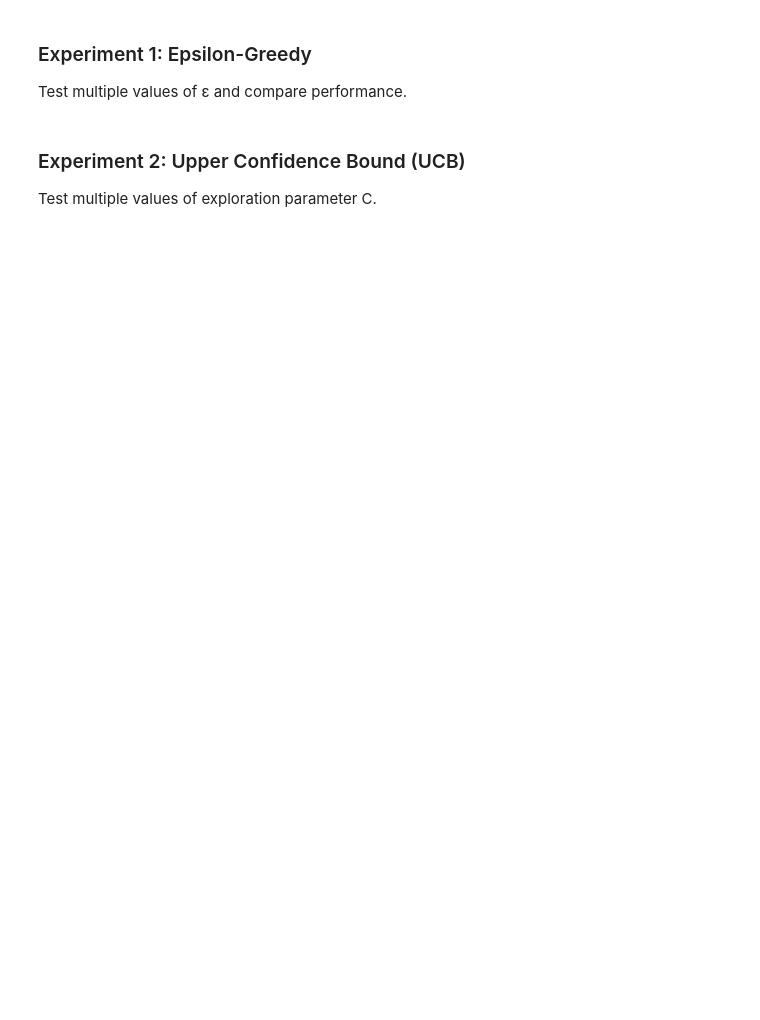
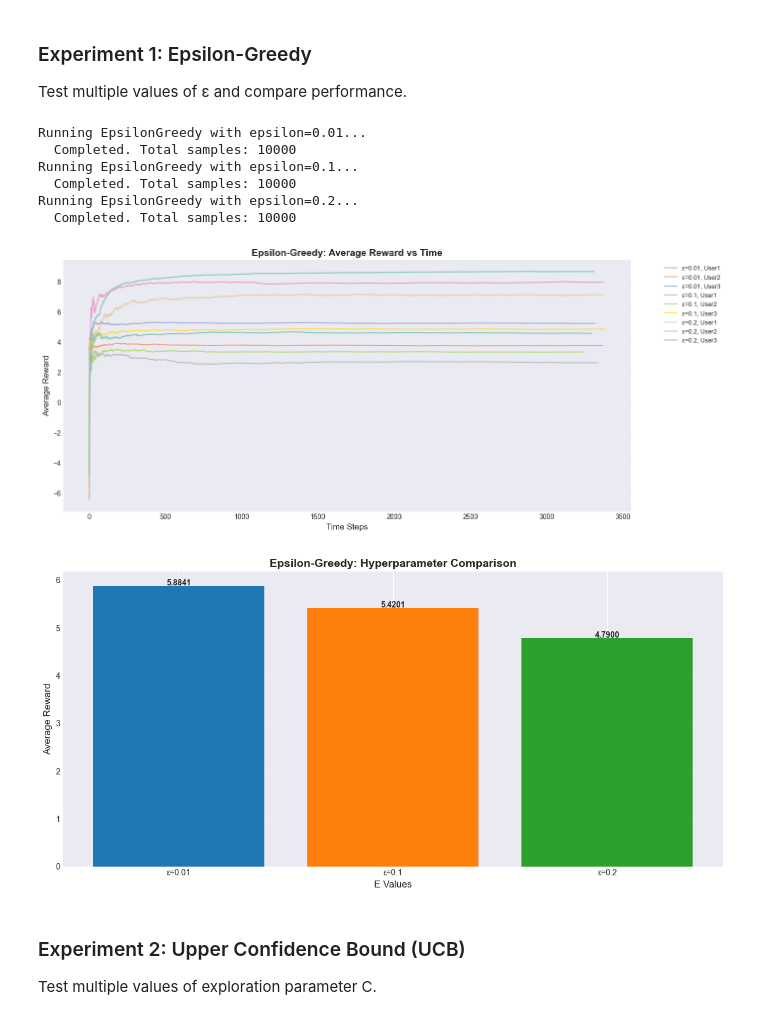
Before and after one commit to asp616848/lab3-contextual-bandit, a Jupyter notebook: lab3_results_u20230101.ipynb, the cells around one changed output. Cells and saved outputs as stored; diff of their text form; code cells hidden in the pictures; blank space fills up the shorter version.

```diff
--- a/lab3_results_u20230101.ipynb
+++ b/lab3_results_u20230101.ipynb
@@ -39,7 +39,7 @@ plt.rcParams['font.size'] = 10
 
 # SET YOUR ROLL NUMBER HERE
 
-ROLL_NUMBER = "U20230101"  # Update this with your actual roll numberprint(f"Roll Number: {ROLL_NUMBER}")
+ROLL_NUMBER = 101  # Update this with your actual roll numberprint(f"Roll Number: {ROLL_NUMBER}")
 # %% [markdown]
 ## Load Datasets
 # %%
@@ -707,3 +657,21 @@ According to the assignment, the arm index `j` maps to (News Category, User Cont
 | 0–3           | Entertainment, Education, Tech, Crime | User1 |
 | 4–7           | Entertainment, Education, Tech, Crime | User2 |
 | 8–11          | Entertainment, Education, Tech, Crime | User3 |
+# %%
+# Category Mapping
+cat_mapping = {'ENTERTAINMENT': 0, 'EDUCATION': 1, 'TECH': 2, 'CRIME': 3}
+inv_cat_mapping = {v: k for k, v in cat_mapping.items()}
+
+# Global Arm Index Function
+def get_global_arm(context_idx, category_idx):
+    """
+    Maps (context, category) to global arm index
+    context_idx: 0 (User1), 1 (User2), 2 (User3)
+    category_idx: 0 (Ent), 1 (Edu), 2 (Tech), 3 (Crime)
+    Returns: global arm index 0-11
+    """
+    return context_idx * 4 + category_idx
+
+# Initialize Sampler
+env_sampler = sampler(ROLL_NUMBER)
+print("Reward sampler initialized successfully!")
@@ -717,6 +854,27 @@ Run RL simulation for T=10,000 steps and compare different hyperparameters.
 ### Experiment 1: Epsilon-Greedy
 
 Test multiple values of ε and compare performance.
+# %%
+# Experiment with different epsilon values
+eps_values = [0.01, 0.1, 0.2]
+results_eps = run_simulation(EpsilonGreedy, 'epsilon', eps_values, T=10000)
+
+# Plot results
+plot_avg_reward_vs_time(results_eps,
+                        "Epsilon-Greedy: Average Reward vs Time",
+                        "ε")
+plot_hyperparameter_comparison(results_eps,
+                                "Epsilon-Greedy: Hyperparameter Comparison",
+                                "ε")
+# %% [output]
+Running EpsilonGreedy with epsilon=0.01...
+  Completed. Total samples: 10000
+Running EpsilonGreedy with epsilon=0.1...
+  Completed. Total samples: 10000
+Running EpsilonGreedy with epsilon=0.2...
+  Completed. Total samples: 10000
+[figure, added]
+[figure, added]
 # %% [markdown]
 ### Experiment 2: Upper Confidence Bound (UCB)
 
```
Also changed, not shown: parts of 11 cells of this notebook, 1 other file.
